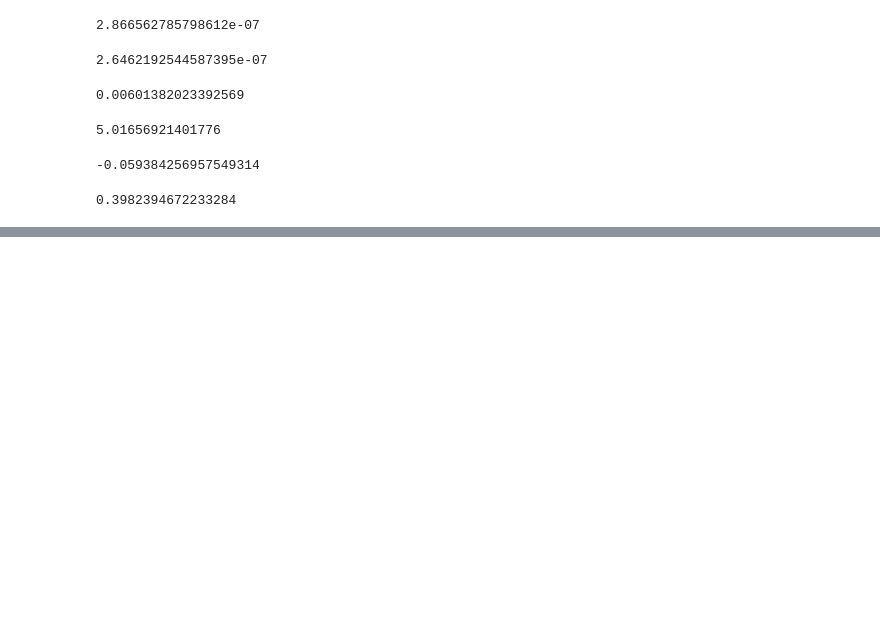
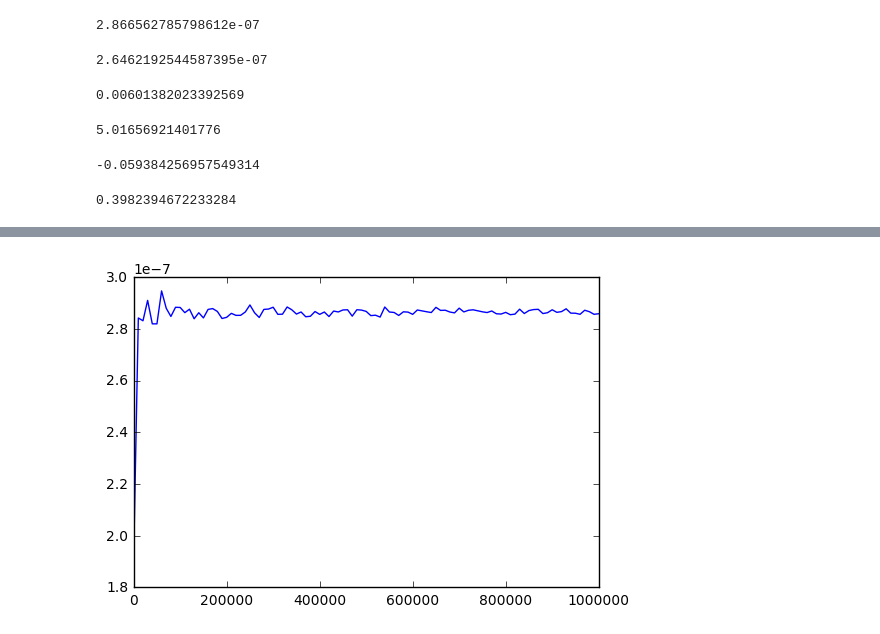
Before and after one commit to rodrigoazs/mcmc_experiments, a Jupyter notebook: lista3_ex_7.ipynb, the cells around one changed output, grey strips where cells are left out. Cells and saved outputs as stored; diff of their text form; code cells hidden in the pictures; blank space fills up the shorter version.

```diff
--- a/lista3_ex_7.ipynb
+++ b/lista3_ex_7.ipynb
@@ -91,0 +123,7 @@ pdf_normal(-0.059384256957549314, 0, 1.0)
+# %%
+#plt.plot(x, no_importance, label='Sem importance sampling')
+plt.plot(x, importance)
+plt.legend()
+plt.show()
+# %% [output]
+[figure, added]
```
Also changed, not shown: parts of 5 cells of this notebook.
